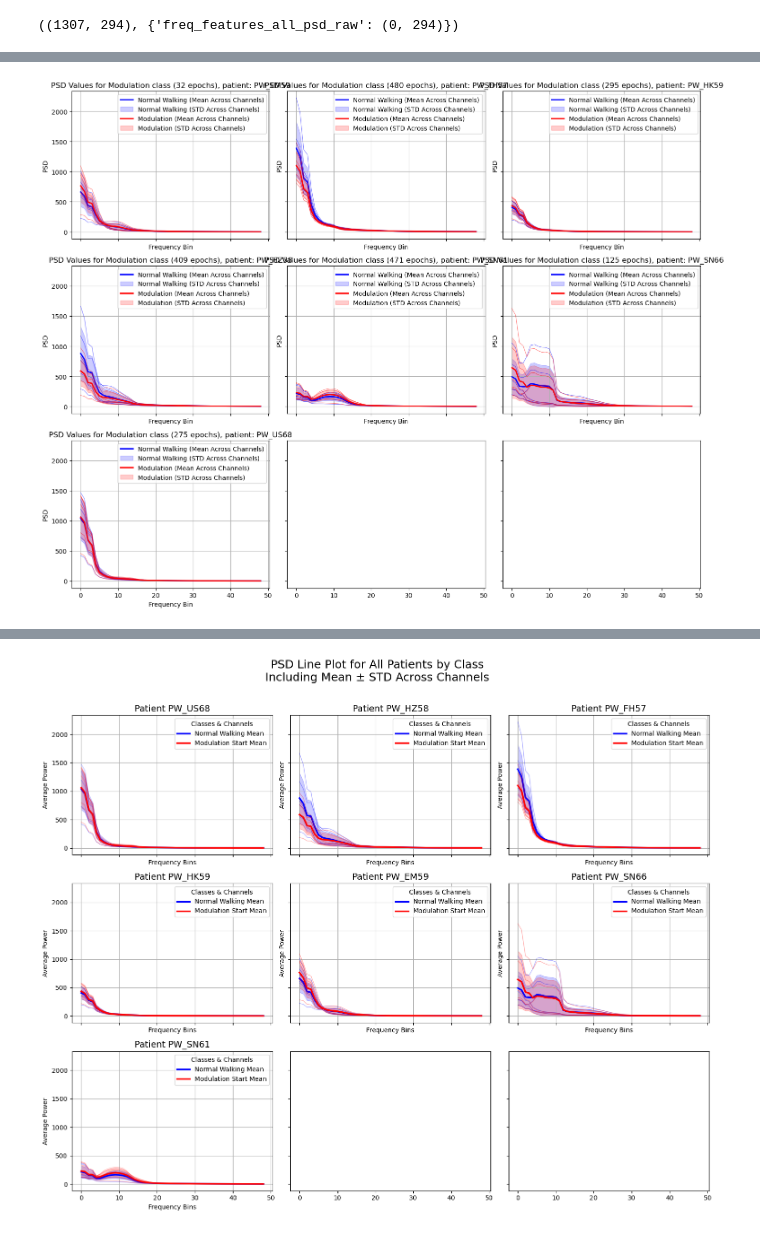
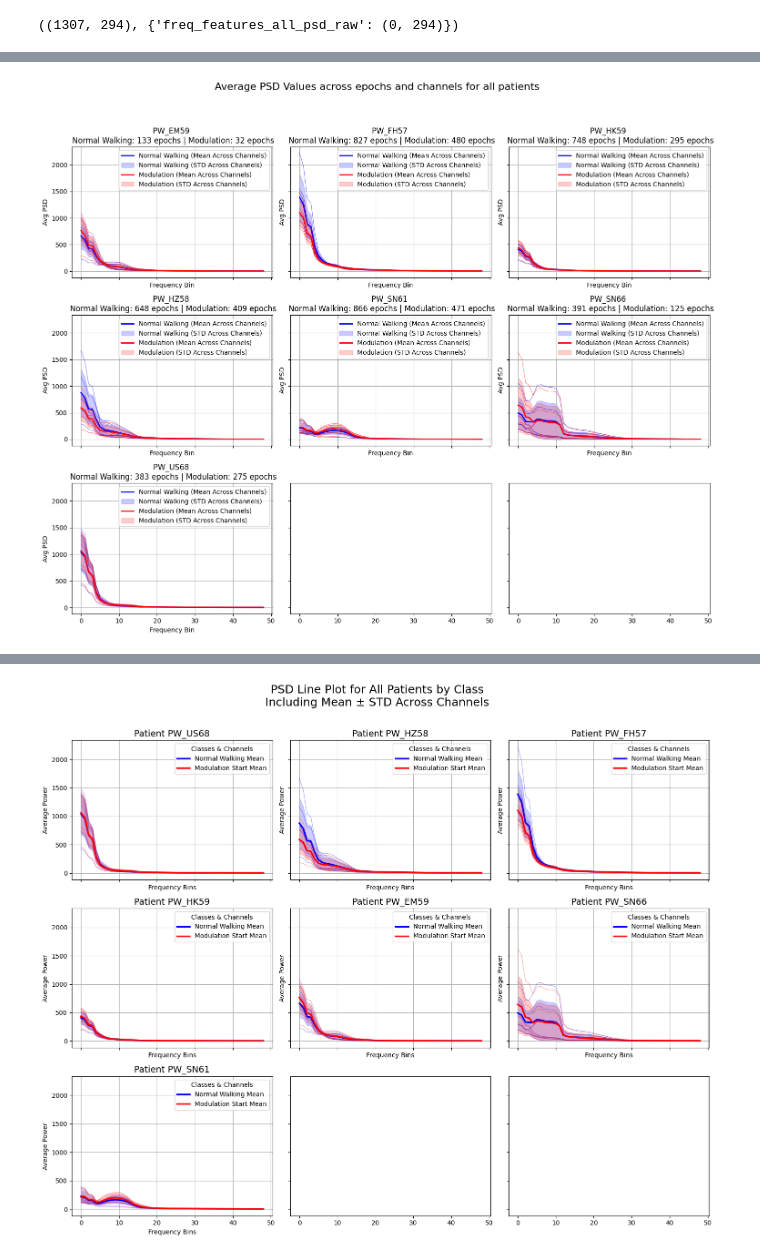
Before and after one commit to orabe/gaitmod, a Jupyter notebook: examples/LFP/classification_experiments/feature_extraction.ipynb, the cells around one changed output, grey strips where cells are left out. Saved outputs shown, nothing was run; the diff lists cells and outputs as text; code cells hidden in the pictures.

```diff
--- a/examples/LFP/classification_experiments/feature_extraction.ipynb
+++ b/examples/LFP/classification_experiments/feature_extraction.ipynb
@@ -15,7 +15,7 @@ features_config = {
         # 'mean': True,
         # 'std': True,
         # 'median': True,
-        # 'skew': True,
+        # 'sk': True,
         # 'kurtosis': True,
         # 'rms': True
             # peak_to_peak = np.ptp(lfp_data, axis=2)
@@ -42,9 +42,10 @@ feature_extractor = FeatureExtractor2(sfreq, features_config)
 
 feature_handling = "flatten_chs"
 
+patient = 'PW_FH57'
 # Extract features
 feature_matrix, feature_idx_map = feature_extractor.extract_features(
-    patient_epochs['PW_FH57'], feature_handling)
+    patient_epochs[patient], feature_handling)
 
 # Print the shape of the extracted features
 print("Extracted features shape:", feature_matrix.shape)
@@ -70,3 +71,6 @@ feature_matrix.shape
+# %%
+fig_save_path ='results/figures/processed_data/features'
+os.makedirs(fig_save_path, exist_ok=True)
 # %%
 freq_bands = {
     "delta": (0.5, 4),
@@ -153,8 +165,5 @@ plot_feature_values(feat_band_reshaped, freq_band, epoch_idx=32, average_across_
 # %%
-import numpy as np
-import matplotlib.pyplot as plt
-
-def plot_all_patients_feature_values(patients, patient_epochs, feature_extractor, feature_handling="separate_chs", class_labels=['Normal Walking', 'Modulation']):
+def plot_all_patients_feature_values(patients, patient_epochs, feature_extractor, save_path, fig_name, feature_handling="separate_chs", class_labels=['Normal Walking', 'Modulation']):
     """
     Generate a figure that contains plots for each patient.
 
@@ -179,9 +188,16 @@ def plot_all_patients_feature_values(patients, patient_epochs, feature_extractor
 
         plot_feature_values_by_class(psds, labels, patient_id=patient_id,
                                      class_labels=class_labels,
-                                    ax=axs[i])
+                                     ax=axs[i])
 
-    plt.tight_layout()
+    # Add a super title for the entire figure
+    plt.suptitle('Average PSD Values across epochs and channels for all patients', fontsize=16, y=1.02)
+
+    plt.tight_layout(rect=[0, 0, 1, 0.98])  # Adjust layout to make space for the super title
+
+    os.makedirs(os.path.dirname(save_path), exist_ok=True)
+    plt.savefig(os.path.join(save_path, fig_name + '.png'), dpi=300, bbox_inches='tight')
+
     plt.show()
 
 
@@ -205,49 +221,56 @@ def plot_feature_values_by_class(psds, labels, patient_id, class_labels=['Normal
     if ax is None:
         fig, ax = plt.subplots(figsize=(12, 8))
 
+    title_parts = []  # Collect title parts for each class
+
     for i, label in enumerate(class_labels):
         label_idx = class_label_map[label]
         class_indices = np.where(labels == label_idx)[0]
 
         if len(class_indices) == 0:
             print(f"Warning: No data for class {label} in patient {patient_id}")
             continue  # Avoid empty plots
 
         class_feat_band_reshaped = psds[class_indices]
 
-        ax_i = ax
-        ax_i.set_title(f'PSD Values for {label} class ({len(class_indices)} epochs), patient: {patient_id}')
-
         # Average across epochs
         feat_band_reshaped_avg_epochs = np.mean(class_feat_band_reshaped, axis=0)
         feature_values_mean = np.mean(feat_band_reshaped_avg_epochs, axis=0)
         feature_values_std = np.std(feat_band_reshaped_avg_epochs, axis=0)
 
         for channel_idx in range(feat_band_reshaped_avg_epochs.shape[0]):
             feature_values = feat_band_reshaped_avg_epochs[channel_idx, :]
-            ax_i.plot(feature_values, color=colors[i], alpha=0.5, linewidth=0.8)  # Thin line for channels
+            ax.plot(feature_values, color=colors[i], alpha=0.5, linewidth=0.8)  # Thin line for channels
 
-        ax_i.plot(feature_values_mean, label=f'{label} (Mean Across Channels)', color=colors[i], linewidth=2)  # Thick line for mean
-        ax_i.fill_between(range(len(feature_values_mean)),
-                          feature_values_mean - feature_values_std,
-                          feature_values_mean + feature_values_std,
-                          alpha=0.2, label=f'{label} (STD Across Channels)', color=colors[i])
+        ax.plot(feature_values_mean, label=f'{label} (Mean Across Channels)', color=colors[i], linewidth=2)  # Thick line for mean
+        ax.fill_between(range(len(feature_values_mean)),
+                        feature_values_mean - feature_values_std,
+                        feature_values_mean + feature_values_std,
+                        alpha=0.2, label=f'{label} (STD Across Channels)', color=colors[i])
 
-        ax_i.set_xlabel('Frequency Bin')
-        ax_i.set_ylabel('PSD')
-        ax_i.legend()
-        ax_i.grid(True)
+        # Append class-specific information to the title
+        title_parts.append(f'{label}: {len(class_indices)} epochs')
+
+    # Set the title with class-specific information
+    ax.set_title(f'{patient_id} \n ' + ' | '.join(title_parts))
+    ax.set_xlabel('Frequency Bin')
+    ax.set_ylabel('Avg PSD')
+    ax.legend()
+    ax.grid(True)
 
     plt.tight_layout()
+
 
 # Example usage
 patients = ['PW_EM59', 'PW_FH57', 'PW_HK59', 'PW_HZ58', 'PW_SN61', 'PW_SN66', 'PW_US68']
 
 plot_all_patients_feature_values(
     patients,
     patient_epochs,
     feature_extractor,
+    save_path=fig_save_path,
+    fig_name='avg_psd_across_epochsAndChs_all_patients',
     feature_handling="separate_chs",
     class_labels=['Normal Walking', 'Modulation'])
 # %% [output]
-[figure, old version]
+[figure, new version]
```
Also changed, not shown: parts of 5 cells of this notebook.
